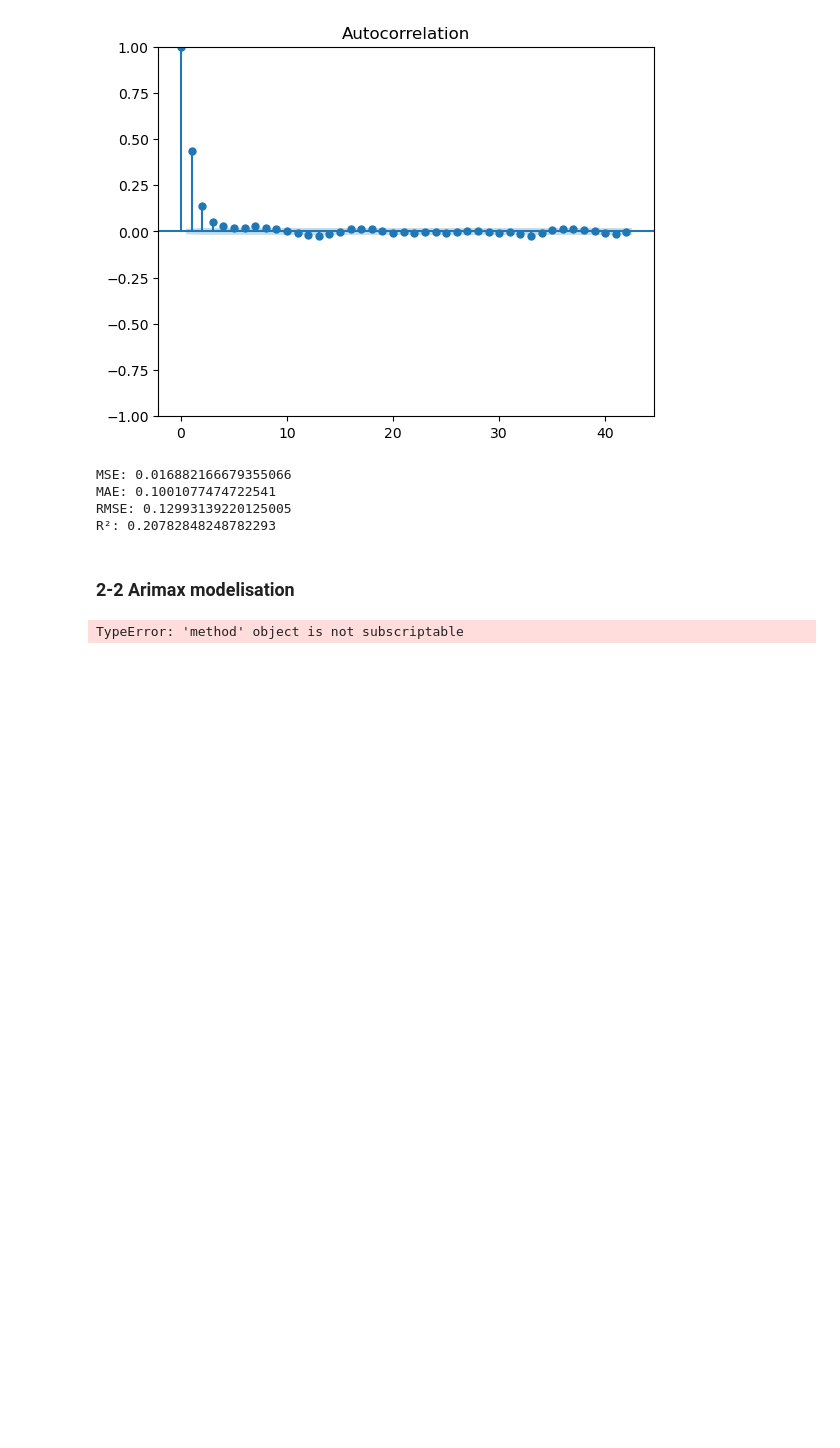
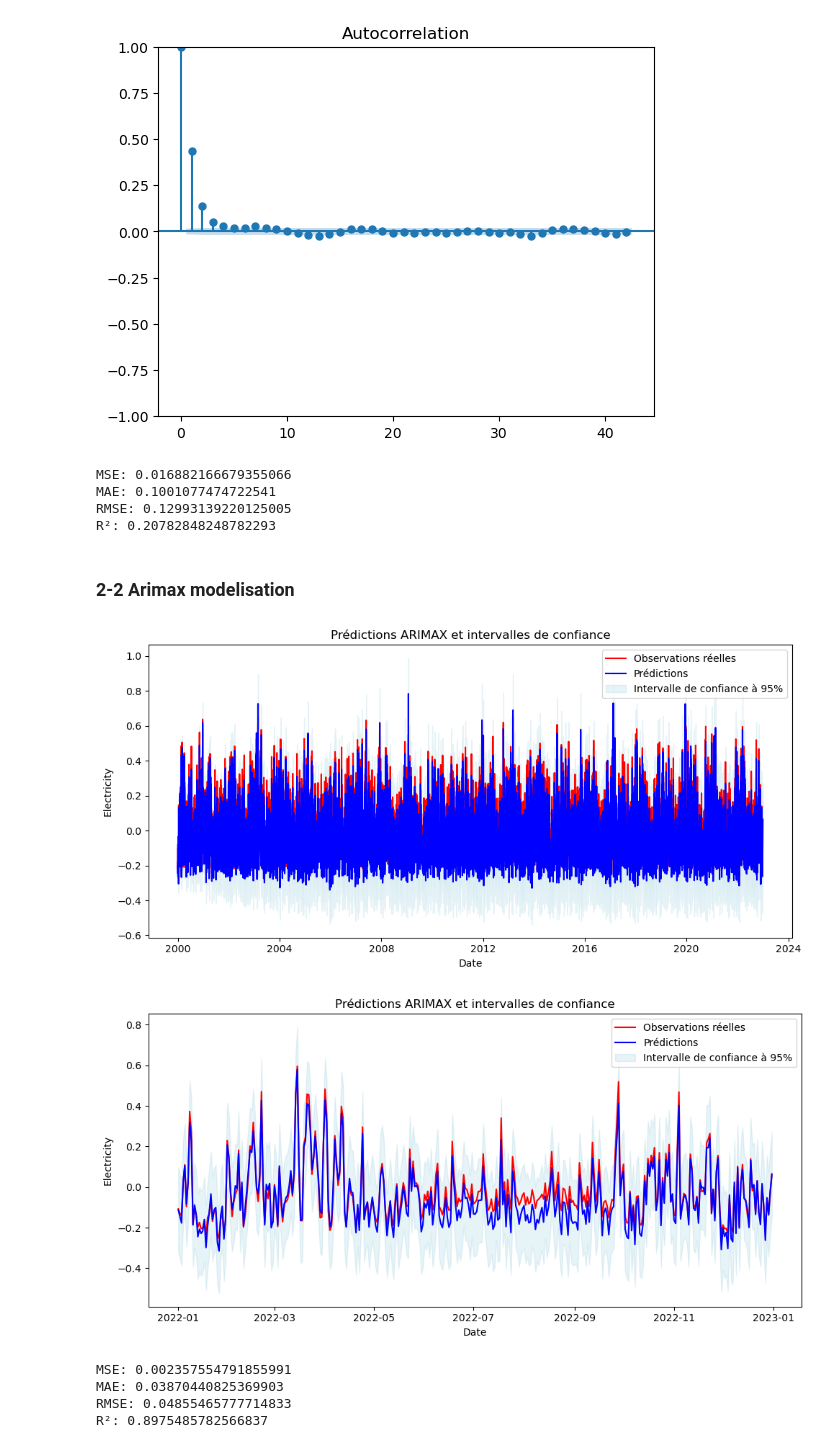
Before and after one commit to dpiot14/Project-4th-year, a Jupyter notebook: Wind_study_Toulouse.ipynb, the cells around one changed output. Saved outputs shown, nothing was run; the diff lists cells and outputs as text; code cells hidden in the pictures; blank space fills up the shorter version.

Commit message:
Programmation fonction Arimax

```diff
--- a/Wind_study_Toulouse.ipynb
+++ b/Wind_study_Toulouse.ipynb
@@ -168,9 +168,14 @@ df_for_arimax = df_merged[['electricity'] + variables_exogenes]
 # %%
 from methodes_etude_serie import Arimax_predict
 
-p=8
-q=11
+p=1
+q=3
 
-pred=Arimax_predict(df_for_arimax, "electricity", p, q, day_exog=0, day_predict=0, int_conf=False, error=False)
+pred=Arimax_predict(df_for_arimax, 'electricity', p, q, day_exog=0, day_predict=0, int_conf=True, int_conf_1y=True, error=True)
 # %% [output]
+[figure, added]
+[figure, added]
-TypeError: 'method' object is not subscriptable
+MSE: 0.002357554791855991
+MAE: 0.03870440825369903
+RMSE: 0.04855465777714833
+R²: 0.8975485782566837
```
Also changed, not shown: 1 other file.
